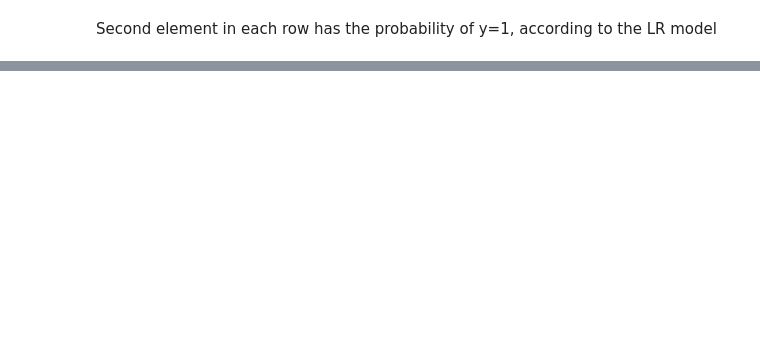
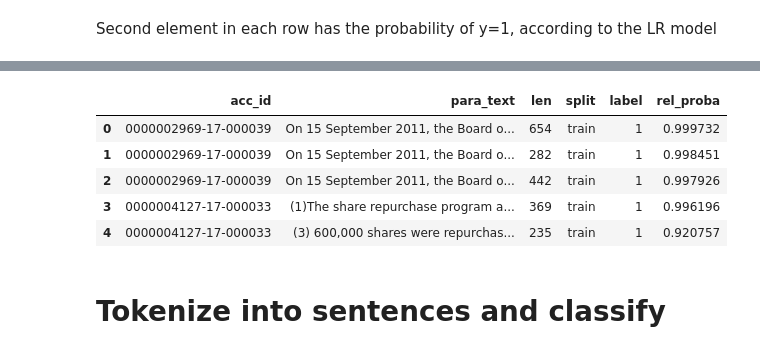
Before and after one commit to suhasinipallai/New_constructs, a Jupyter notebook: jj-eda.ipynb, the cells around one changed output, grey strips where cells are left out. Saved outputs shown, nothing was run; the diff lists cells and outputs as text; code cells hidden in the pictures; blank space fills up the shorter version.

```diff
--- a/jj-eda.ipynb
+++ b/jj-eda.ipynb
@@ -1097,4 +987,0 @@ lr_gs.best_params_
-# %%
-# Best hyperparameter settings, which were found by the GridSearchCV - want to keep this:
-model_params_dict['lr'] = lr_gs.best_params_
-lr_gs.best_params_
@@ -1122,3 +996,6 @@ lr_gs.cv_results_['mean_test_score'].max()
+# %%
+# Manually entering the parameters already discovered via GridsearchCV
+model_params_dict['lr_bin'] = {'vec__max_df': 0.15, 'vec__min_df': 0.005, 'vec__ngram_range': (1, 6)}
 # %% [markdown]
 Set the model params using the dictionary. The `**` unpacks the dictionary into the key-value pairs - essentially, it removes the curly braces.
 # %%
@@ -1157,3 +1041,4 @@ print(model_cvs['lr'])
 # %%
-y_pred = lr_bin_pl.predict(X_test)
-y_proba = lr_bin_pl.predict_proba(X_test)
+y_pred = lr_bin_pl.predict(X)
+y_val_pred = lr_bin_pl.predict(X_val)
+y_proba = lr_bin_pl.predict_proba(X)
@@ -1276,0 +1132,13 @@ lr_pl.score(X_test, y_test)
+# %%
+paragraph_input_df['rel_proba'] = y_proba[:,1].tolist()
+# %%
+paragraph_input_df.head()
+# %% [output]
+|  | acc_id | para_text | len | split | label | rel_proba |
+| 0 | 0000002969-17-000039 | On 15 September 2011, the Board o... | 654 | train | 1 | 0.999732 |
+| 1 | 0000002969-17-000039 | On 15 September 2011, the Board o... | 282 | train | 1 | 0.998451 |
+| 2 | 0000002969-17-000039 | On 15 September 2011, the Board o... | 442 | train | 1 | 0.997926 |
+| 3 | 0000004127-17-000033 | (1)The share repurchase program a... | 369 | train | 1 | 0.996196 |
+| 4 | 0000004127-17-000033 | (3) 600,000 shares were repurchas... | 235 | train | 1 | 0.920757 |
+# %% [markdown]
+# Tokenize into sentences and classify
```
Also changed, not shown: parts of 177 cells of this notebook.
